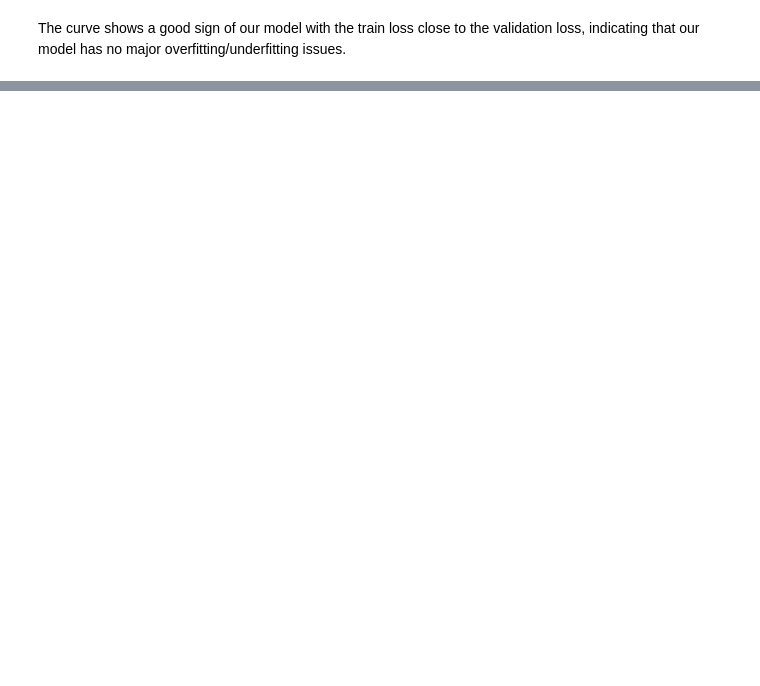
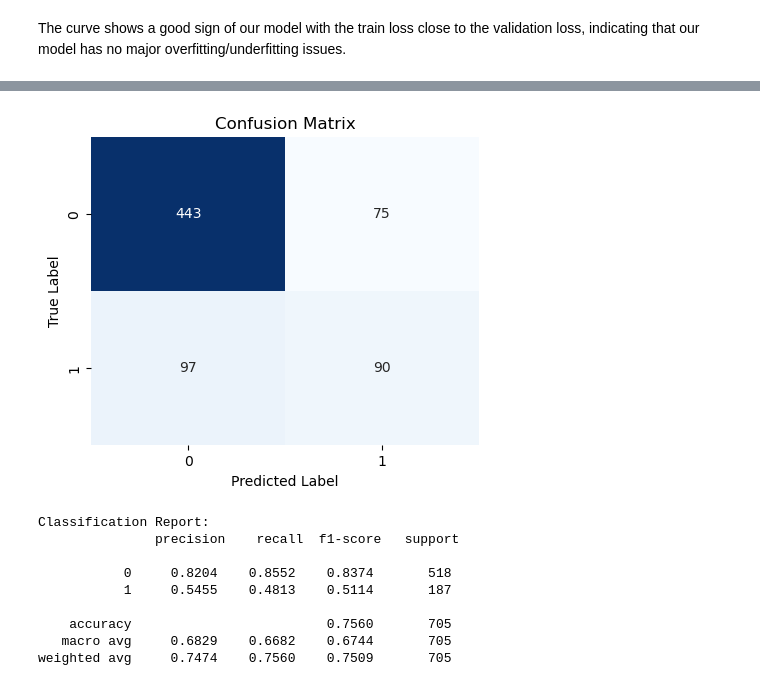
Before and after one commit to github7891/PY-DA-Team2, a Jupyter notebook: Model_Train.ipynb, the cells around one changed output, grey strips where cells are left out. Drawn from its saved outputs; the diff is of its cells as text; code cells hidden in the pictures; blank space fills up the shorter version.

```diff
--- a/Model_Train.ipynb
+++ b/Model_Train.ipynb
@@ -492,0 +305,12 @@ plt.show()
+# %%
+best_model = ann.model_rebuild(**best_params)
+# %%
+# Merge train and val set for final training
+X_train_final = np.vstack([X_train_full, X_valid])
+y_train_final = np.concatenate([y_train_full, y_valid])
+# %%
+final_history = best_model.fit(X_train_final, y_train_final,
+                               validation_data=(X_valid, y_valid),
+                               epochs=50,
+                               batch_size=32,
+                               verbose=0)
@@ -492,0 +322,4 @@ plt.show()
+# %%
+# Predictions on the test set
+y_pred_prob = best_model.predict(X_test).ravel()
+y_pred = (y_pred_prob >= 0.5).astype(int)
@@ -492,0 +328,23 @@ plt.show()
+# %%
+# Confusion matrix
+cm = confusion_matrix(y_test, y_pred)
+plt.figure(figsize=(5,4))
+sns.heatmap(cm, annot=True, fmt='d', cmap='Blues', cbar=False)
+plt.title("Confusion Matrix")
+plt.xlabel("Predicted Label")
+plt.ylabel("True Label")
+plt.show()
+
+# Classification report
+print("Classification Report:\n", classification_report(y_test, y_pred, digits=4))
+# %% [output]
+[figure, added]
+Classification Report:
+               precision    recall  f1-score   support
+
+           0     0.8204    0.8552    0.8374       518
+           1     0.5455    0.4813    0.5114       187
+
+    accuracy                         0.7560       705
+   macro avg     0.6829    0.6682    0.6744       705
+weighted avg     0.7474    0.7560    0.7509       705
```
Also changed, not shown: parts of 70 cells of this notebook.
